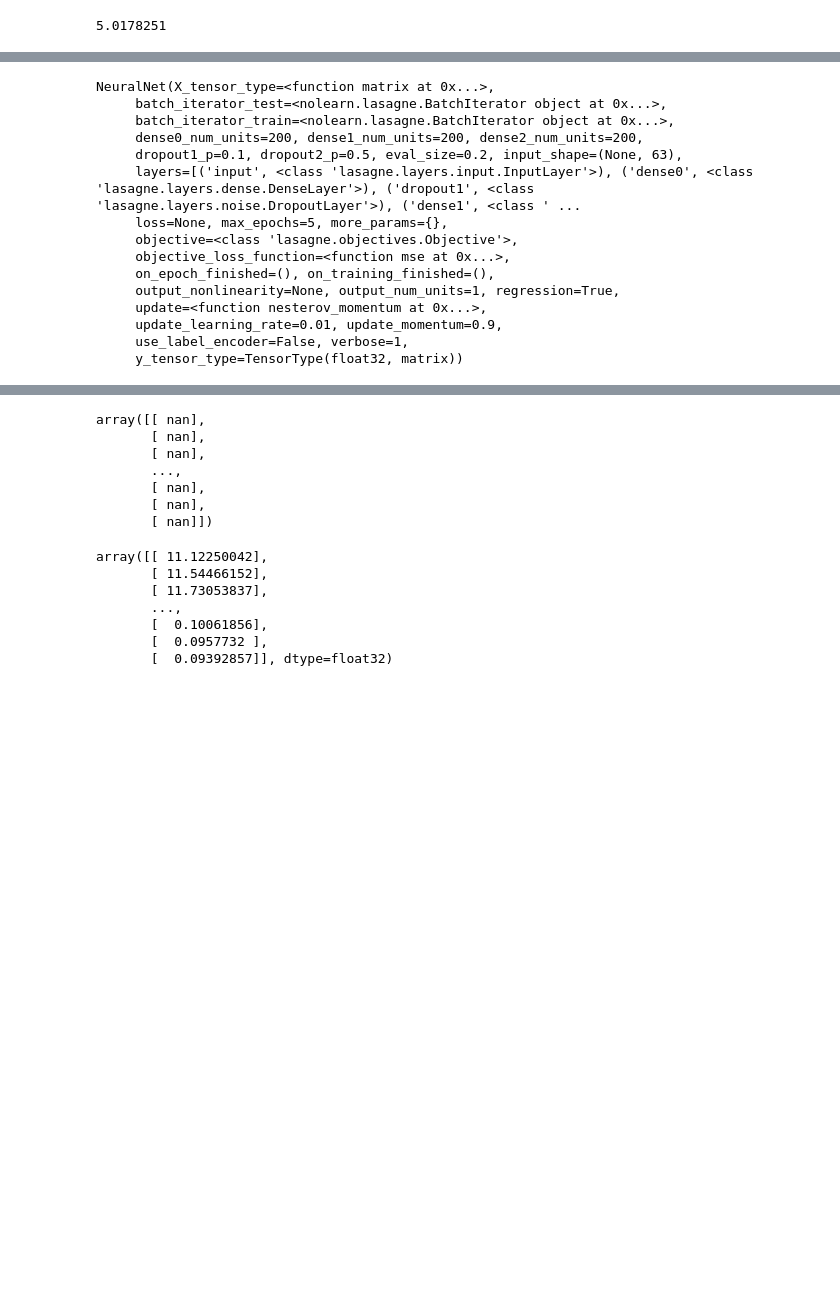
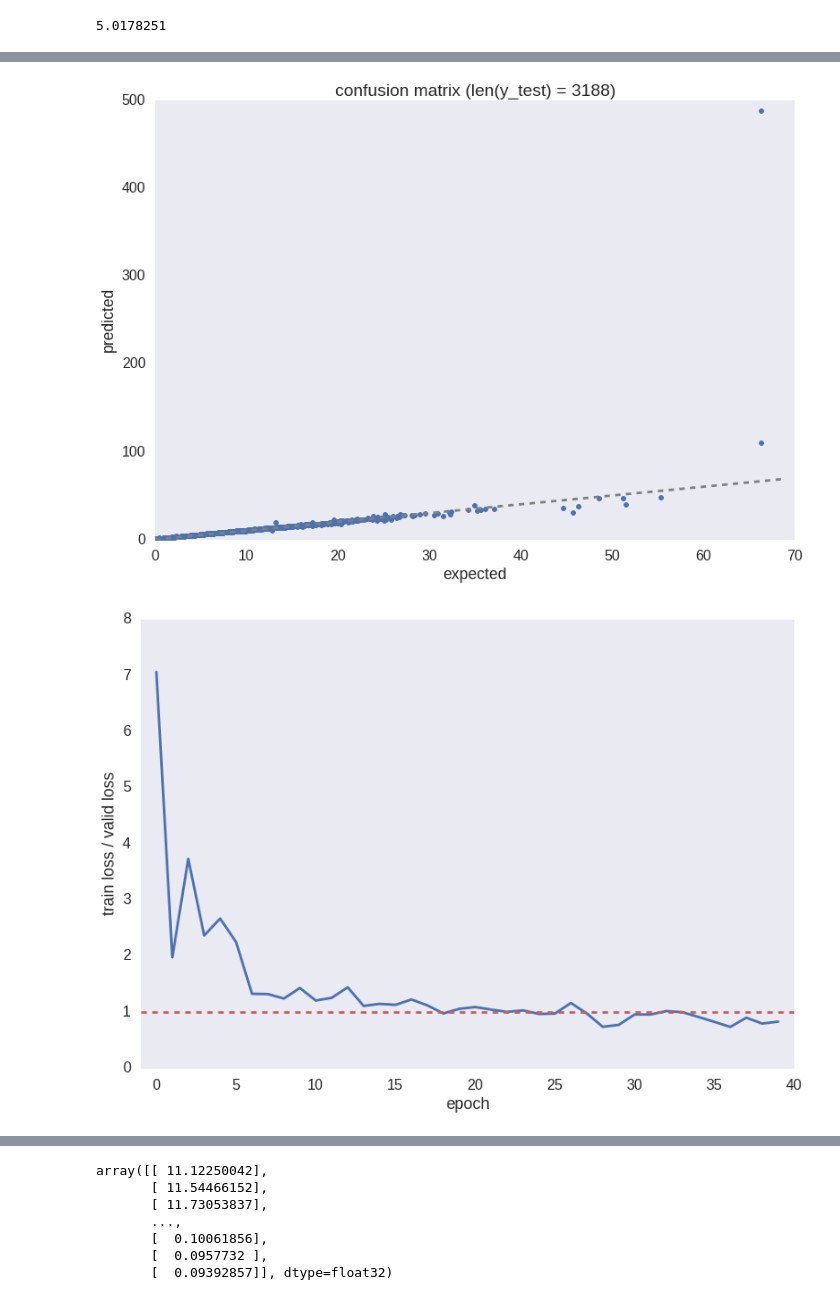
Before and after one commit to aflyax/Python, a Jupyter notebook: athenahealth_analysis/athena_regression.ipynb, the cells around one changed output, grey strips where cells are left out. Saved outputs shown, nothing was run; the diff lists cells and outputs as text; code cells hidden in the pictures; blank space fills up the shorter version.

Commit message:
deep learning

```diff
--- a/athenahealth_analysis/athena_regression.ipynb
+++ b/athenahealth_analysis/athena_regression.ipynb
@@ -404,6 +463,8 @@ y_rand.mean()
 # %% [output]
 5.0178251
 # %%
+X_train, X_test, y_train, y_test = cross_validation.train_test_split(X, y, test_size=0.2, random_state=10)
+
 layers0 = [('input', layers.InputLayer),
            ('dense0', layers.DenseLayer),
            ('dropout1', layers.DropoutLayer),
@@ -415,11 +476,11 @@ layers0 = [('input', layers.InputLayer),
 
 net0 = NeuralNet(layers=layers0,
              input_shape=(None, num_features),
-             dense0_num_units=200,  # 750 -> close to .47
+             dense0_num_units=500,  # 750 -> close to .47
              dropout1_p=0.1,
-             dense1_num_units=200,
-             dropout2_p=0.5,
-             dense2_num_units=200,
+             dense1_num_units=500,
+             dropout2_p=0.1,
+             dense2_num_units=500,
 
              output_num_units=1,
              output_nonlinearity=None,
@@ -429,8 +490,13 @@ net0 = NeuralNet(layers=layers0,
              regression=True,
              eval_size=0.2,
              verbose=1,
-             max_epochs=5)
+             max_epochs=50)
 
-net0.fit(X, y)
+net0.fit(X_train, np.log(y_train))
+print("5: mse:  1.16102709934")
+print("mse: ", np.median(np.sqrt((y - np.e**net0.predict(X))**2)))
+
+plot_confusion_matrix(X_test, y_test, net0)
+plot_training_history(net0)
 # %% [output]
   input                 (None, 63)              produces      63 outputs
@@ -451,15 +519,2 @@ net0.fit(X, y)
-NeuralNet(X_tensor_type=<function matrix at 0x...>,
-     batch_iterator_test=<nolearn.lasagne.BatchIterator object at 0x...>,
-     batch_iterator_train=<nolearn.lasagne.BatchIterator object at 0x...>,
-     dense0_num_units=200, dense1_num_units=200, dense2_num_units=200,
-     dropout1_p=0.1, dropout2_p=0.5, eval_size=0.2, input_shape=(None, 63),
-     layers=[('input', <class 'lasagne.layers.input.InputLayer'>), ('dense0', <class 'lasagne.layers.dense.DenseLayer'>), ('dropout1', <class 'lasagne.layers.noise.DropoutLayer'>), ('dense1', <class ' ...
-     loss=None, max_epochs=5, more_params={},
-     objective=<class 'lasagne.objectives.Objective'>,
-     objective_loss_function=<function mse at 0x...>,
-     on_epoch_finished=(), on_training_finished=(),
-     output_nonlinearity=None, output_num_units=1, regression=True,
-     update=<function nesterov_momentum at 0x...>,
-     update_learning_rate=0.01, update_momentum=0.9,
-     use_label_encoder=False, verbose=1,
-     y_tensor_type=TensorType(float32, matrix))
+[figure, added]
+[figure, added]
@@ -466,13 +522,3 @@ NeuralNet(X_tensor_type=<function matrix at 0x...>,
-# %%
-net0.predict(X)
-# %% [output]
-array([[ nan],
-       [ nan],
-       [ nan],
-       ...,
-       [ nan],
-       [ nan],
-       [ nan]])
 # %%
 y
 # %% [output]
```
Also changed, not shown: parts of 5 cells of this notebook.
